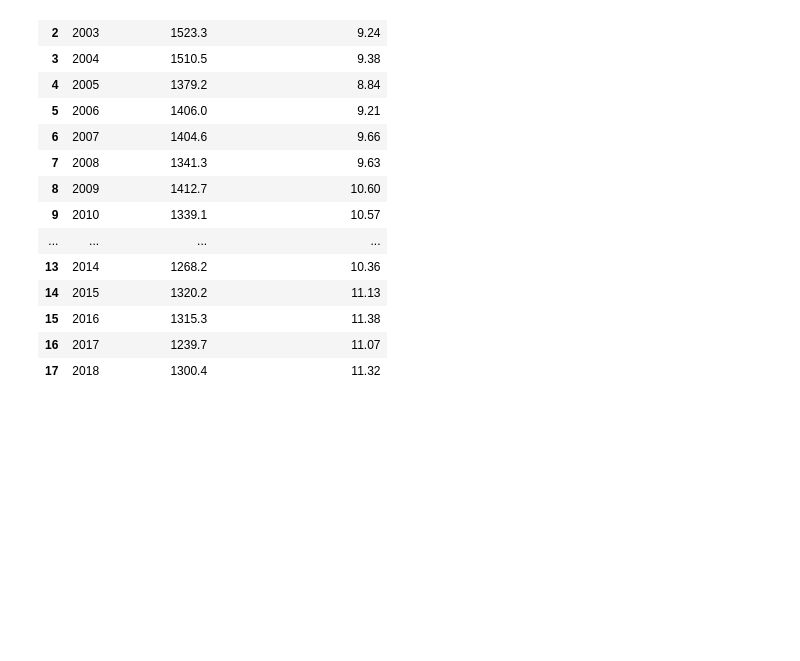
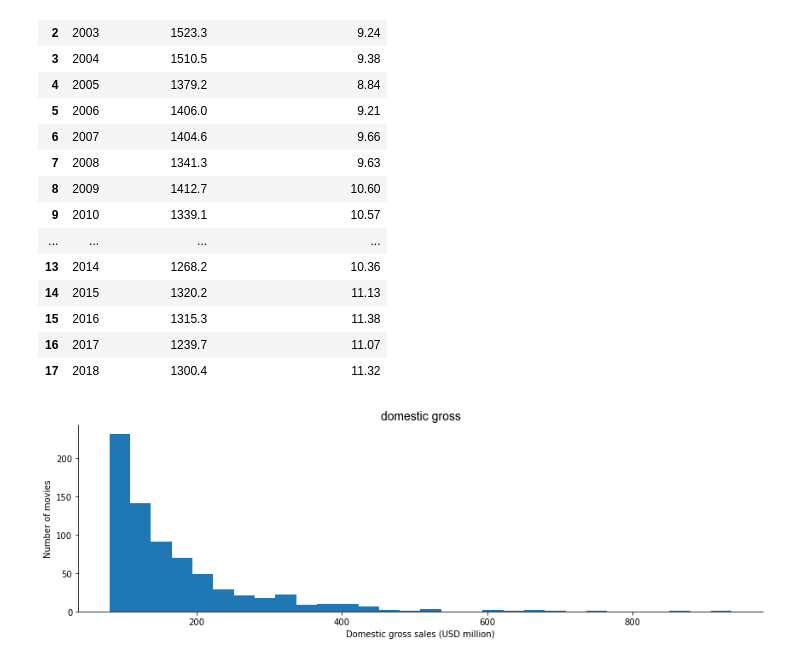
Before and after one commit to tawney-kirkland/02-luther, a Jupyter notebook: visualisation.ipynb, the cells around one changed output. Saved outputs shown, nothing was run; the diff lists cells and outputs as text; code cells hidden in the pictures; blank space fills up the shorter version.

```diff
--- a/visualisation.ipynb
+++ b/visualisation.ipynb
@@ -9,7 +9,7 @@ df = pd.read_csv('data/master_data_with_sequel_director.csv',
                           'domestic_dist_processed','rating','release_date',
                          'is_sequel','Action','Adventure','Animation','Biography',
                           'Comedy','Crime','Drama','Fantasy','Family','History','Horror',
-                          'Musical','Mystery','Romance','Sci-Fi','Sport','Thriller','Western'])
+                          'Musical','Mystery','Romance','Sci-Fi','Sport','Thriller','Western','domestic_gross'])
 # %%
 df['year'] = pd.DatetimeIndex(df['release_date']).year
 # %%
@@ -114,3 +147,17 @@ df1
 | 17 | 2018 | 1300.4 | 11.32 |
 # %%
 # Do time series for tickets sold and revenue
+# %%
+plt.figure(figsize=[12,4])
+plt.gca().spines['top'].set_visible(False)
+plt.gca().spines['right'].set_visible(False)
+plt.hist(df['domestic_gross']/1000000,bins=30)
+plt.title('domestic gross',family='arial',fontsize=14)
+plt.xlabel('Domestic gross sales (USD million)')
+plt.ylabel('Number of movies')
+
+plt.tight_layout()
+plt.show;
+#plt.savefig("movie_budget_distribution.svg")
+# %% [output]
+[figure, added]
```
Also changed, not shown: parts of 5 cells of this notebook.
